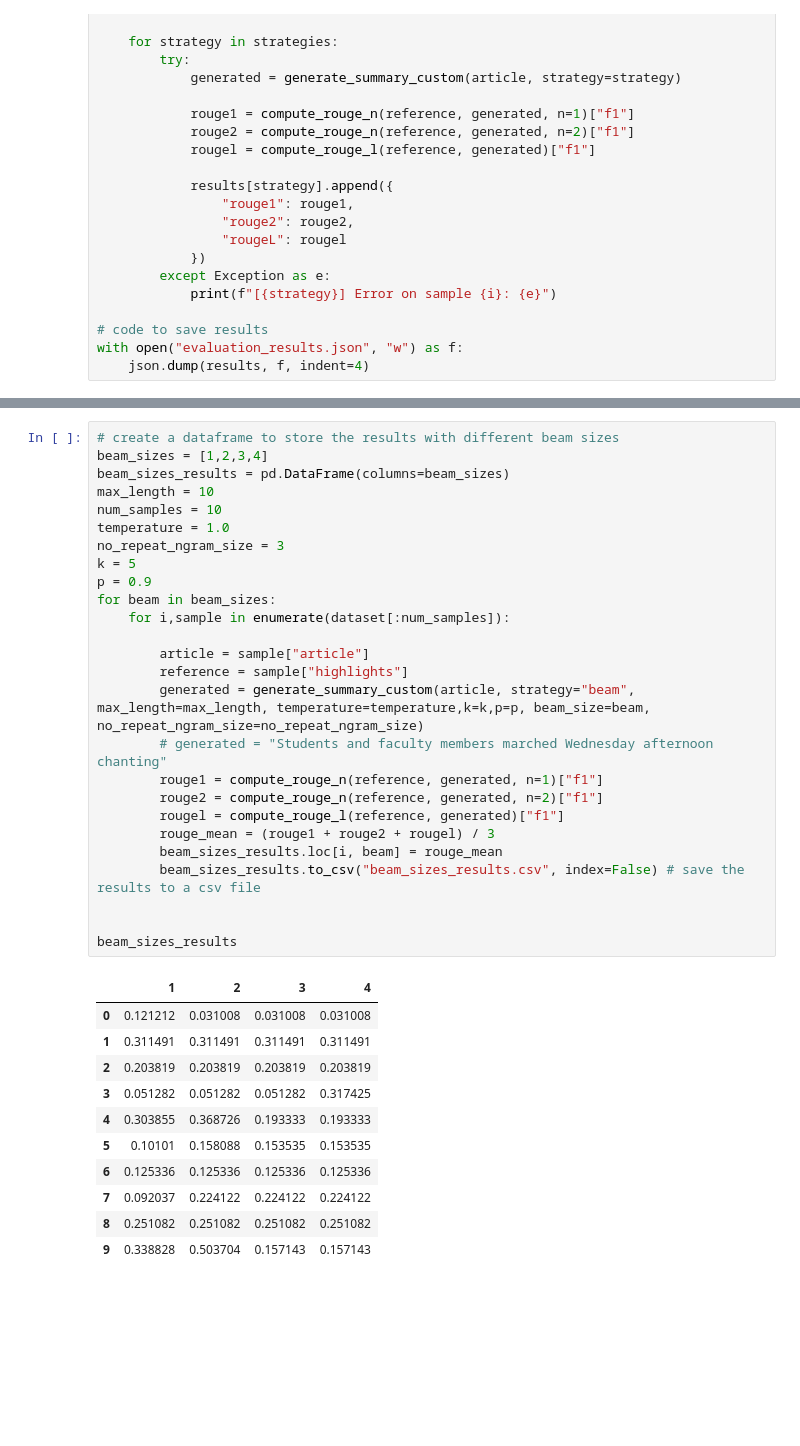
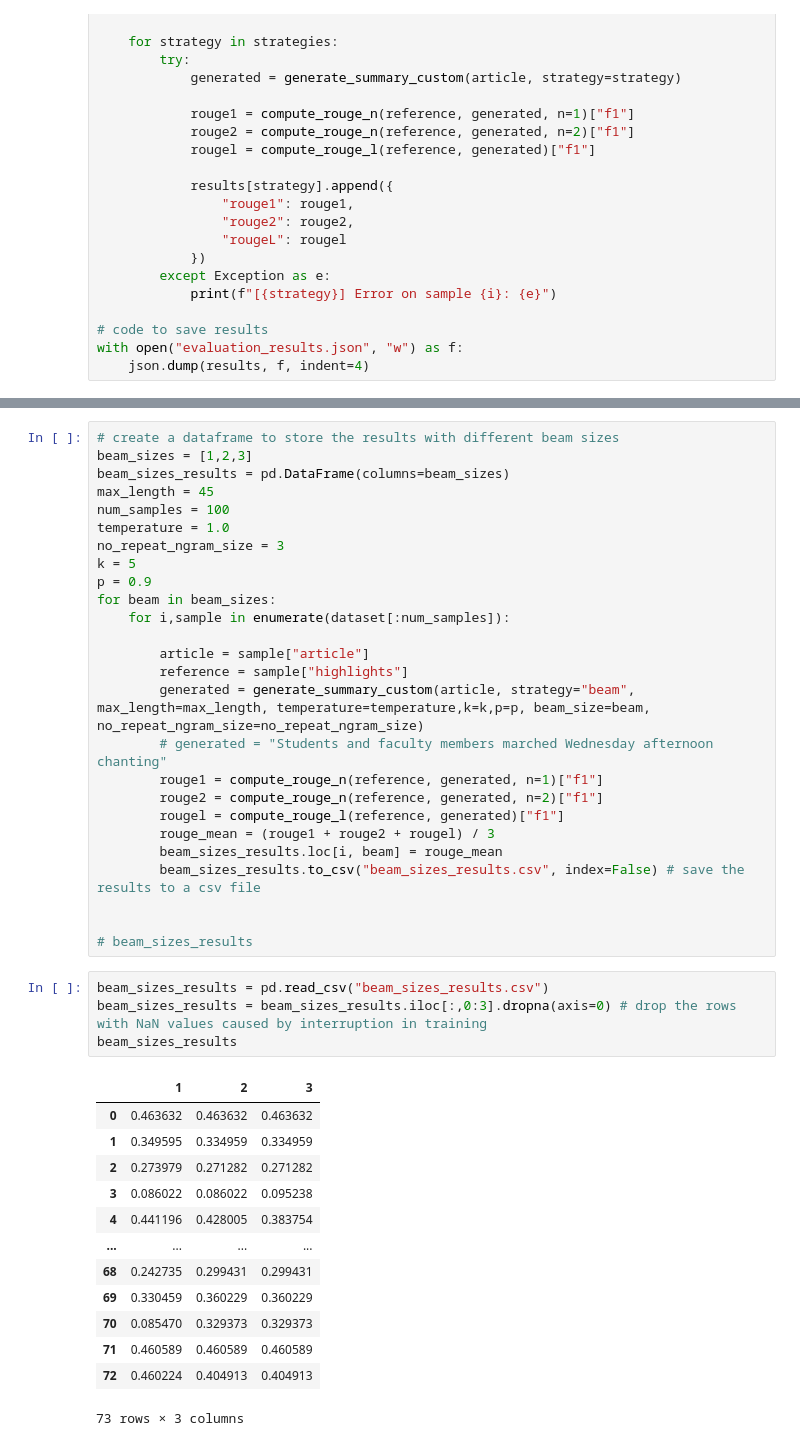
Before and after one commit to longcris04/StandfordNLP, a Jupyter notebook: Assignment2/Assignment2.ipynb, the cells around one changed output, grey strips where cells are left out. Cells and saved outputs as stored; diff of their text form; blank space fills up the shorter version.

```diff
--- a/Assignment2/Assignment2.ipynb
+++ b/Assignment2/Assignment2.ipynb
@@ -658,10 +663,10 @@ Other complementary evaluation methods that might improve reliability include:
 - Semantic similarity metrics: Using metrics like BERTScore or BLEURT, which evaluate the semantic similarity between the generated summary and the reference summary, can provide a more comprehensive assessment of summarization quality.
 # %%
 # create a dataframe to store the results with different beam sizes
-beam_sizes = [1,2,3,4]
+beam_sizes = [1,2,3]
 beam_sizes_results = pd.DataFrame(columns=beam_sizes)
-max_length = 10
-num_samples = 10
+max_length = 45
+num_samples = 100
 temperature = 1.0
 no_repeat_ngram_size = 3
 k = 5
@@ -681,18 +686,24 @@ for beam in beam_sizes:
         beam_sizes_results.to_csv("beam_sizes_results.csv", index=False) # save the results to a csv file
 
 
-beam_sizes_results
+# beam_sizes_results
-# %% [output]
-|  | 1 | 2 | 3 | 4 |
-| 0 | 0.121212 | 0.031008 | 0.031008 | 0.031008 |
-| 1 | 0.311491 | 0.311491 | 0.311491 | 0.311491 |
-| 2 | 0.203819 | 0.203819 | 0.203819 | 0.203819 |
-| 3 | 0.051282 | 0.051282 | 0.051282 | 0.317425 |
-| 4 | 0.303855 | 0.368726 | 0.193333 | 0.193333 |
-| 5 | 0.10101 | 0.158088 | 0.153535 | 0.153535 |
-| 6 | 0.125336 | 0.125336 | 0.125336 | 0.125336 |
-| 7 | 0.092037 | 0.224122 | 0.224122 | 0.224122 |
-| 8 | 0.251082 | 0.251082 | 0.251082 | 0.251082 |
-| 9 | 0.338828 | 0.503704 | 0.157143 | 0.157143 |
+# %%
+beam_sizes_results = pd.read_csv("beam_sizes_results.csv")
+beam_sizes_results = beam_sizes_results.iloc[:,0:3].dropna(axis=0) # drop the rows with NaN values caused by interruption in training
+beam_sizes_results
+# %% [output]
+|  | 1 | 2 | 3 |
+| 0 | 0.463632 | 0.463632 | 0.463632 |
+| 1 | 0.349595 | 0.334959 | 0.334959 |
+| 2 | 0.273979 | 0.271282 | 0.271282 |
+| 3 | 0.086022 | 0.086022 | 0.095238 |
+| 4 | 0.441196 | 0.428005 | 0.383754 |
+| ... | ... | ... | ... |
+| 68 | 0.242735 | 0.299431 | 0.299431 |
+| 69 | 0.330459 | 0.360229 | 0.360229 |
+| 70 | 0.085470 | 0.329373 | 0.329373 |
+| 71 | 0.460589 | 0.460589 | 0.460589 |
+| 72 | 0.460224 | 0.404913 | 0.404913 |
+73 rows × 3 columns
 # %%
 # create a boxplot to visualize different beam sizes
```
Also changed, not shown: parts of 11 cells of this notebook, 12 other files.
